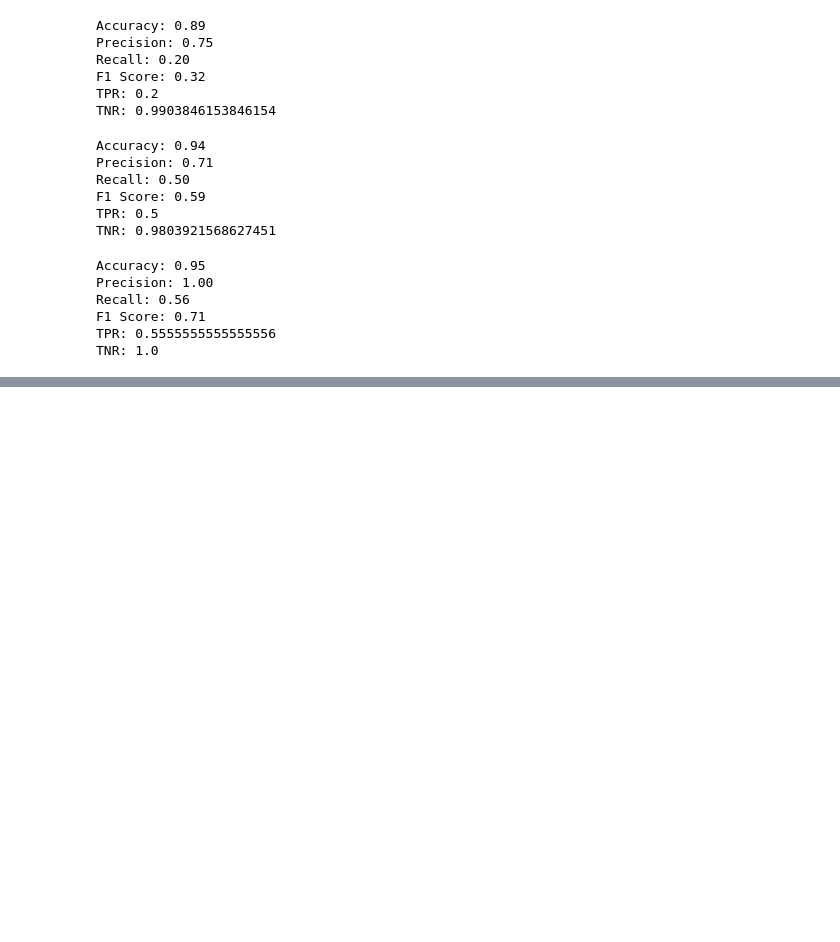
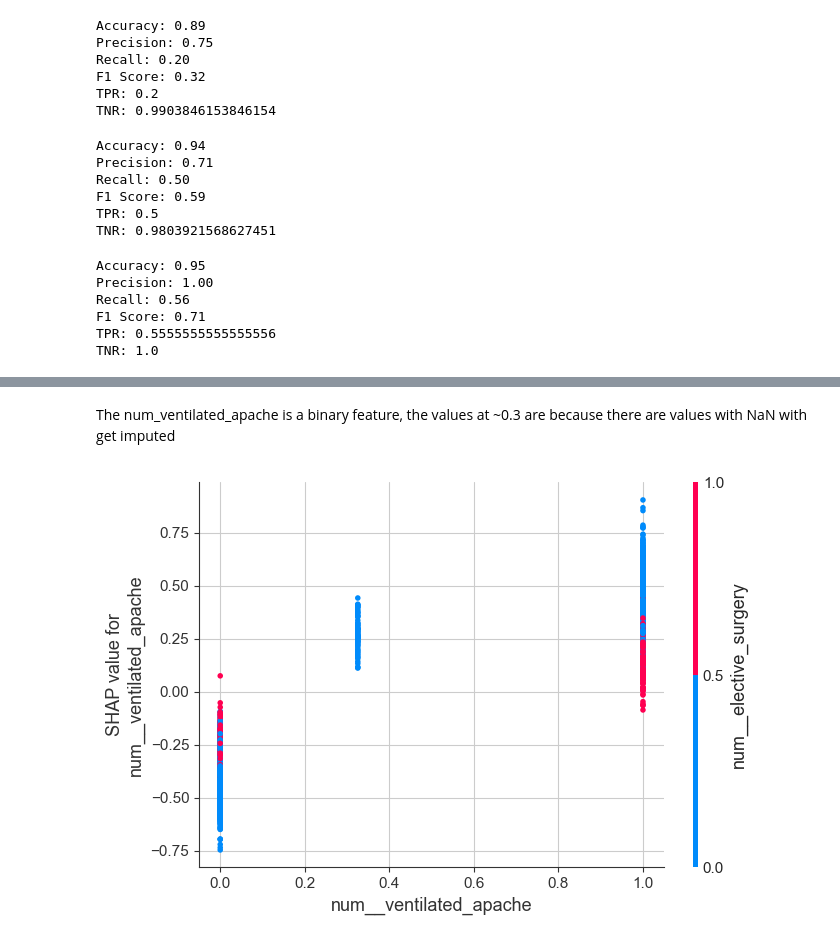
Before and after one commit to constantin-kuehne/ResponsibleDataScience, a Jupyter notebook: 2IX30 Assignment - Evaluation.ipynb, the cells around one changed output, grey strips where cells are left out. Drawn from its saved outputs; the diff is of its cells as text; code cells hidden in the pictures; blank space fills up the shorter version.

```diff
--- a/2IX30 Assignment - Evaluation.ipynb
+++ b/2IX30 Assignment - Evaluation.ipynb
@@ -498,0 +537,6 @@ TNR: 1.0
+# %% [markdown]
+The num_ventilated_apache is a binary feature, the values at ~0.3 are because there are values with NaN with get imputed
+# %%
+shap.dependence_plot("num__ventilted_apache", shap_values.values, X_test)
+# %% [output]
+[figure, added]
```
Also changed, not shown: parts of 28 cells of this notebook.
